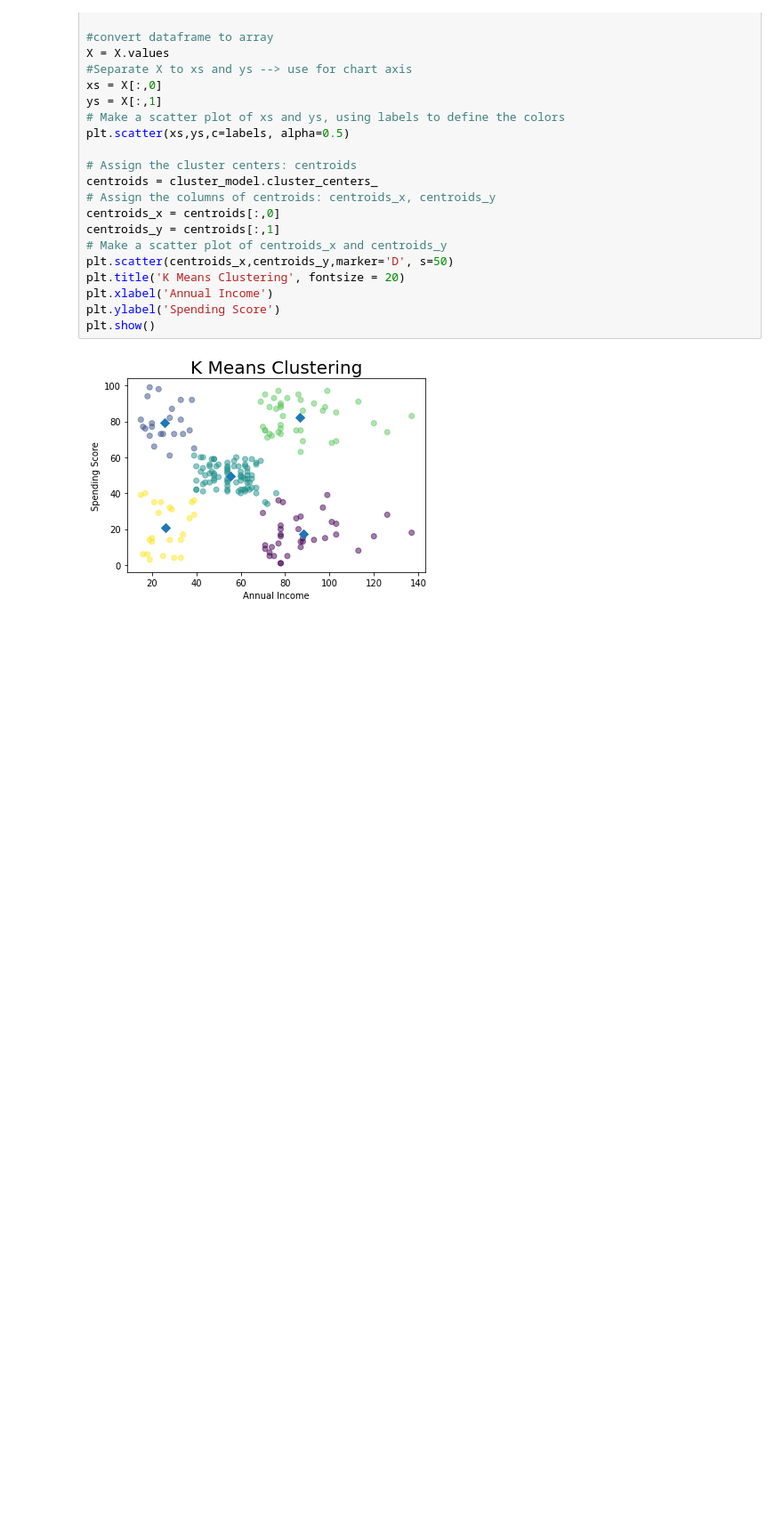
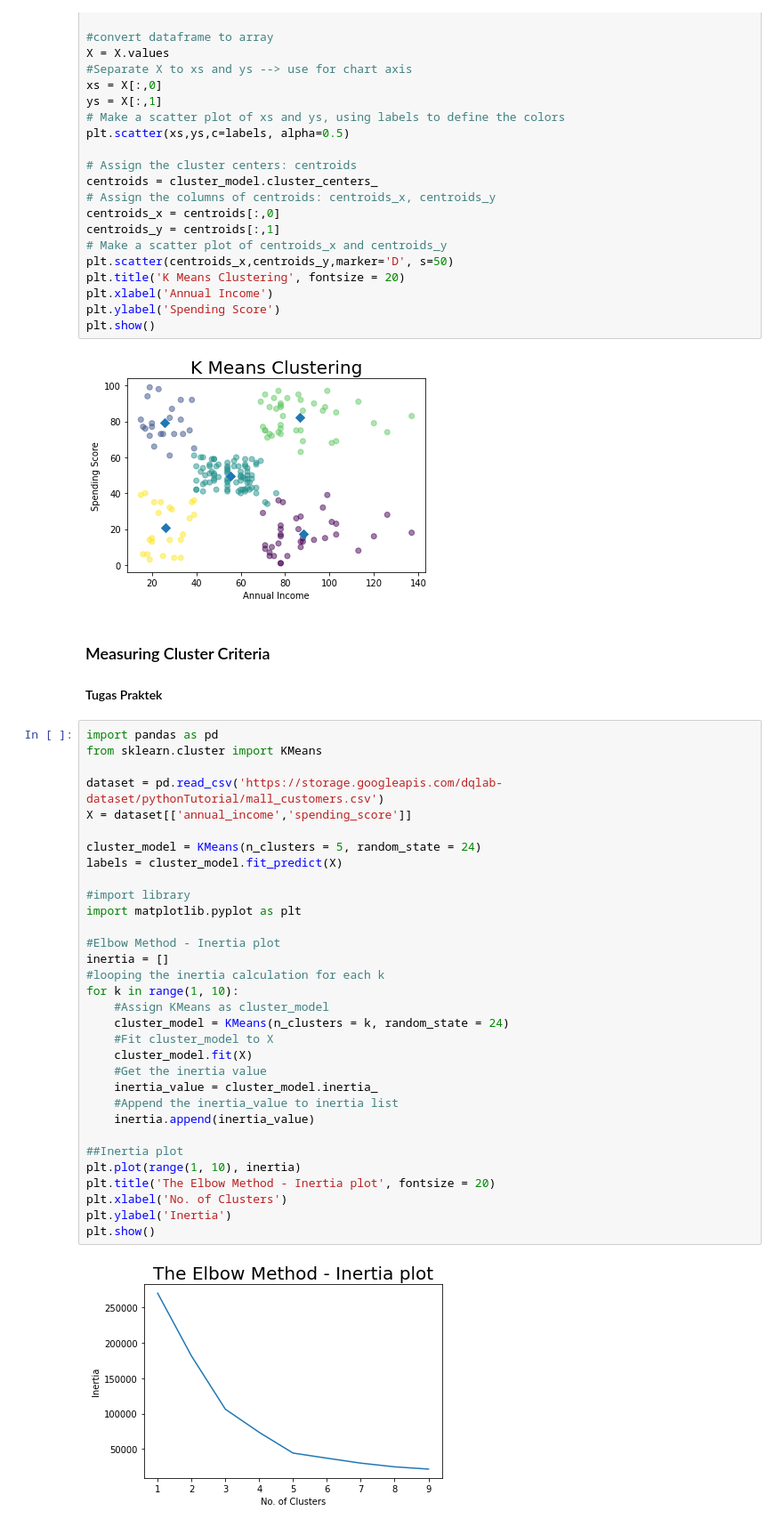
Before and after one commit to adjii/DQLAB, a Jupyter notebook: machine learning.ipynb, the cells around one changed output. Shown: that part at 89% size. Drawn from its saved outputs; the diff is of its cells as text; blank space fills up the shorter version.

```diff
--- a/machine learning.ipynb
+++ b/machine learning.ipynb
@@ -487,3 +487,40 @@ plt.ylabel('Spending Score')
 plt.show()
 # %% [output]
 [figure]
+# %% [markdown]
+### Measuring Cluster Criteria
+#### Tugas Praktek
+# %%
+import pandas as pd
+from sklearn.cluster import KMeans
+
+dataset = pd.read_csv('https://storage.googleapis.com/dqlab-dataset/pythonTutorial/mall_customers.csv')
+X = dataset[['annual_income','spending_score']]
+
+cluster_model = KMeans(n_clusters = 5, random_state = 24)
+labels = cluster_model.fit_predict(X)
+
+#import library
+import matplotlib.pyplot as plt
+
+#Elbow Method - Inertia plot
+inertia = []
+#looping the inertia calculation for each k
+for k in range(1, 10):
+    #Assign KMeans as cluster_model
+    cluster_model = KMeans(n_clusters = k, random_state = 24)
+    #Fit cluster_model to X
+    cluster_model.fit(X)
+    #Get the inertia value
+    inertia_value = cluster_model.inertia_
+    #Append the inertia_value to inertia list
+    inertia.append(inertia_value)
+
+##Inertia plot
+plt.plot(range(1, 10), inertia)
+plt.title('The Elbow Method - Inertia plot', fontsize = 20)
+plt.xlabel('No. of Clusters')
+plt.ylabel('Inertia')
+plt.show()
+# %% [output]
+[figure, added]
```
Also changed, not shown: parts of 4 cells of this notebook.
